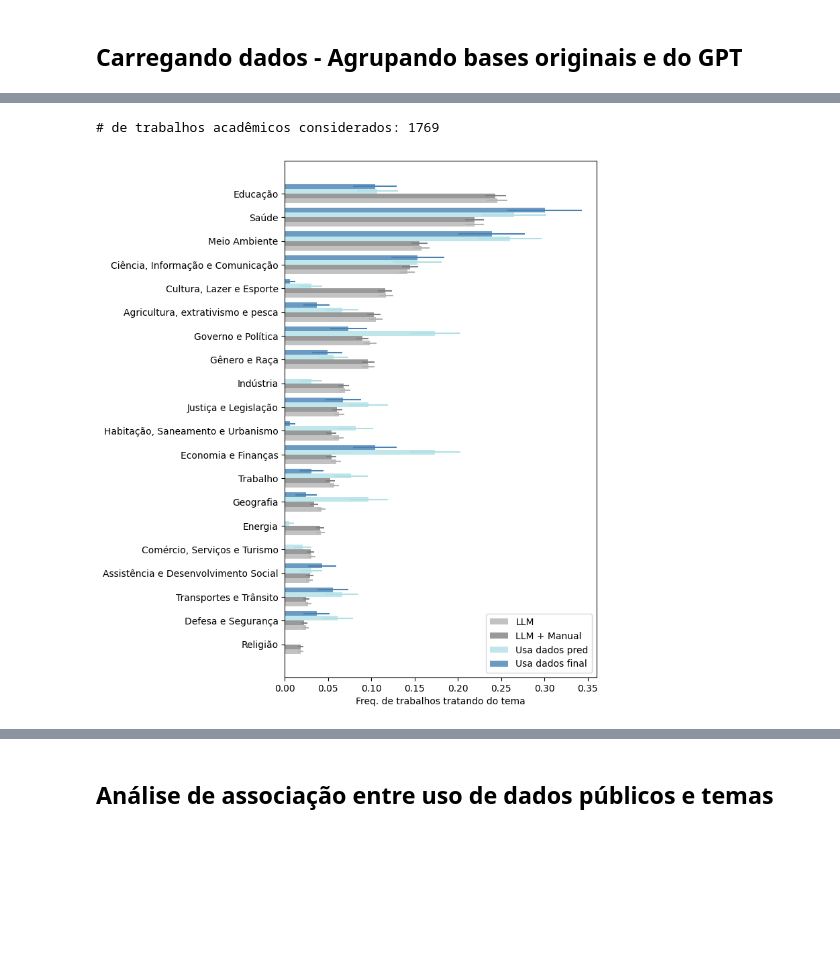
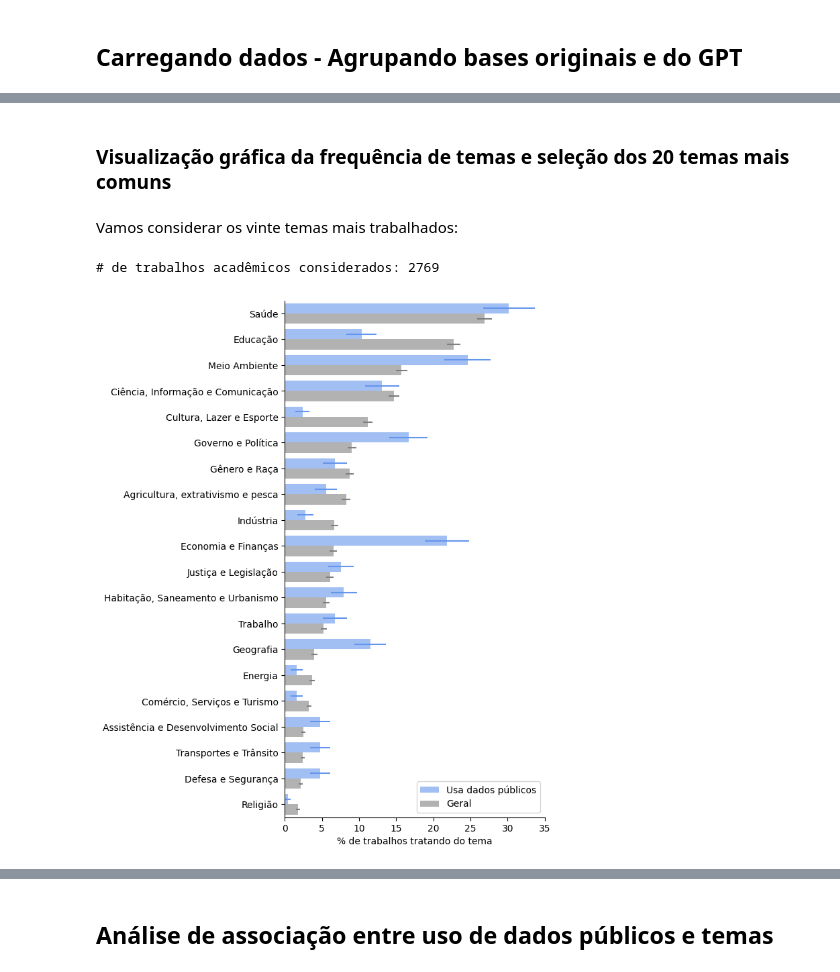
Before and after one commit to cewebbr/cordata, a Jupyter notebook: analises/80_analises-para-congresso-alas.ipynb, the cells around one changed output, grey strips where cells are left out. Cells and saved outputs as stored; diff of their text form; code cells hidden in the pictures; blank space fills up the shorter version.

```diff
--- a/analises/80_analises-para-congresso-alas.ipynb
+++ b/analises/80_analises-para-congresso-alas.ipynb
@@ -19,14 +19,15 @@ folder = '../dados/dspaces/samples/'
 sample_files = ["tccs-teses-dissertacoes-outros_ufam_2020-2025_n472_s01.csv", # 7.0% dos trabalhos entre 2020 e 2025 da UF.
                 "tccs-teses-dissertacoes_ufcg_2020-2025_n569_s01.csv",        # 7.0% dos trabalhos entre 2020 e 2025 da UF.
                 "tccs-teses-dissertacoes_ufes_2020-2025_n323_s01.csv",        # 7.0% dos trabalhos entre 2020 e 2025 da UF.
-                "tccs-teses-dissertacoes_ufrgs_2020-2025_n883_s01.csv"]       # 3.5% dos trabalhos entre 2020 e 2025 da UF.
+                "tccs-teses-dissertacoes_ufrgs_2020-2025_n883_s01.csv",       # 3.5% dos trabalhos entre 2020 e 2025 da UF.
+                "tccs-dissertacoes-teses_ufpe_2024_0-1000.csv"]               # Primeiros 1000 (de ~4026) trabalhos de 2024 da UF.
 # %%
 # Subconjunto da UFRGS que foi analisada manualmente até a data de análise:
 uri_manual = pd.read_csv('../dados/dspaces/samples/aux/urfgs-uris-analisadas-manualmente_2026-05-28.txt', names=['uri'])['uri']
 uri_manual = uri_manual.str.replace('http://', 'https://')
 # %%
 # Carrega e junta avaliação da IA:
-sel_cols = ['titulo', 'autoria', 'uf', 'resumo', 'uri', 'type_pred', 'topics_pred', 'geo_level_pred', 'y_pred']
+sel_cols = ['titulo', 'autoria', 'data_publicacao', 'uf', 'resumo', 'uri', 'type_pred', 'topics_pred', 'geo_level_pred', 'y_pred']
 results = []
 for i in range(len(sample_files)):
 
@@ -40,7 +41,7 @@ for i in range(len(sample_files)):
     gpt_jsonl_out = du.in2out_name(gpt_jsonl_in)
     single_df = du.build_results_csv(f, gpt_jsonl_in, gpt_jsonl_out, application='metadata_collection')
     # Processa metadados:
-    single_df.rename({'uri_link': 'uri'}, axis=1, inplace=True)
+    single_df.rename({'uri_link': 'uri', 'data_publicacao_texto': 'data_publicacao', 'ano': 'data_publicacao'}, axis=1, inplace=True)
     single_df['uri'] = single_df['uri'].str.replace('http://', 'https://')
     single_df['uf'] = uf
 
@@ -94,39 +130,52 @@ Vamos considerar os vinte temas mais trabalhados:
+# %% [markdown]
+### Visualização gráfica da frequência de temas e seleção dos 20 temas mais comuns
+# %% [markdown]
+Vamos considerar os vinte temas mais trabalhados:
 # %%
-opts = ['pred', 'final']
 top_k = 20
+# Contagem de aparições de temas nos trabalhos acadêmicos e seleção dos 20 primeiros:
 pred_counts = pred_annot_df['topics_pred'].explode().value_counts().head(top_k)
 n_all = len(pred_annot_df)
+# Identificação dos 20 temas mais comuns:
 topics_list = list(pred_counts.index)
 print('# de trabalhos acadêmicos considerados:', n_all)
-final_counts = pred_annot_df['topics_final'].explode().value_counts().loc[topics_list]
-counts_df = pd.DataFrame(columns=['LLM', 'LLM + Manual'])
-counts_df['LLM'] = pred_counts
-counts_df['LLM + Manual'] = final_counts
-counts_df.sort_values('LLM', inplace=True)
+# Coloca contagem numa tabela:
+counts_df = pd.DataFrame()
+counts_df['Geral'] = pred_counts
+counts_df.sort_values('Geral', inplace=True)
+# Cria tabela de frequência:
+freqs_df = counts_df / n_all * 100
+# Cria tabela de desvio padrão (aprox.) para frequências:
+freq_err_df = pd.DataFrame()
+freq_err_df['Geral'] = np.sqrt(counts_df['Geral']) / n_all * 100
 
-freqs_df = counts_df / n_all
+# Seleciona apenas trabalhos que usam dados:
+use_df = pred_annot_df.loc[pred_annot_df['y_final'] == 1]
+# Contabiliza temas preditos pela IA:
+use_counts = use_df['topics_pred'].explode().value_counts()
+use_counts = use_counts.loc[use_counts.index.isin(topics_list)]
+# Adiciona na tabela:
+counts_df['Usa dados públicos'] = use_counts
+counts_df['Usa dados públicos'] = counts_df['Usa dados públicos'].fillna(0).astype(int)
+# Calcula frequências e coloca na tabela de frequências:
+n_use = len(use_df)
+freqs_df['Usa dados públicos'] = use_counts / n_use * 100
+freqs_df['Usa dados públicos'] = freqs_df['Usa dados públicos'].fillna(0)
+# Calcula desvio padrão (aprox.) para frequências:
+freq_err_df['Usa dados públicos'] = np.sqrt(counts_df['Usa dados públicos'].clip(lower=1)) / n_use * 100
 
-freq_err_df = pd.DataFrame()
-freq_err_df['LLM'] = np.sqrt(counts_df['LLM']) / n_all
-freq_err_df['LLM + Manual'] = np.sqrt(counts_df['LLM + Manual']) / n_all
-
-for opt in opts:
-    use_df = pred_annot_df.loc[pred_annot_df['y_' + opt] == 1]
-    use_counts = use_df['topics_' + opt].explode().value_counts()
-    use_counts = use_counts.loc[use_counts.index.isin(topics_list)]
-    n_use = len(use_df)
-    counts_df['Usa dados ' + opt] = use_counts
-    counts_df['Usa dados ' + opt] = counts_df['Usa dados ' + opt].fillna(0).astype(int)
-    freqs_df['Usa dados ' + opt]  = use_counts / n_use
-    freqs_df['Usa dados ' + opt] = freqs_df['Usa dados ' + opt].fillna(0)
-
-    freq_err_df['Usa dados ' + opt] = np.sqrt(counts_df['Usa dados ' + opt]) / n_use
-
-pl.figure(figsize=(6,10))
-xp.multiple_bars_plot(freqs_df, horizontal=True, err=freq_err_df, colors=['0.7', '0.5', 'powderblue', 'steelblue'], alpha=0.8)
-pl.legend()
-pl.xlabel('Freq. de trabalhos tratando do tema')
+pl.figure(figsize=(5,10))
+xp.multiple_bars_plot(freqs_df, horizontal=True, err=freq_err_df, colors=['0.5', 'cornflowerblue'], alpha=0.6)
+handles, labels = pl.gca().get_legend_handles_labels()
+pl.legend(handles[::-1], labels[::-1])
+pl.xlabel('% de trabalhos tratando do tema')
+pl.xlim([0, 35])
+ax = pl.gca()
+pl.ylim([-0.5, 19.5])
+ax.spines['top'].set_visible(False)
+ax.spines['right'].set_visible(False)
+#pl.savefig('../resultados/2026-07_ALAS/imagens/frequencia-temas-vs-uso-de-dados.png', dpi=900, bbox_inches='tight')
 pl.show()
 # %% [output]
-# de trabalhos acadêmicos considerados: 1769
+# de trabalhos acadêmicos considerados: 2769
-[figure, old version]
+[figure, new version]
```
Also changed, not shown: parts of 26 cells of this notebook.
